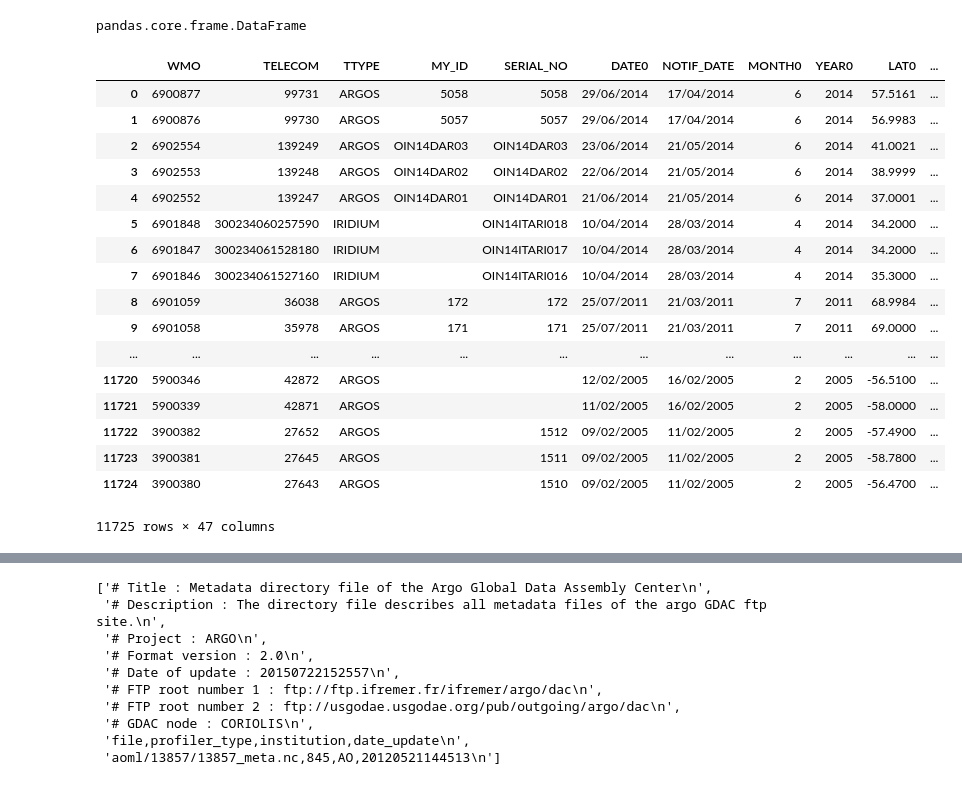
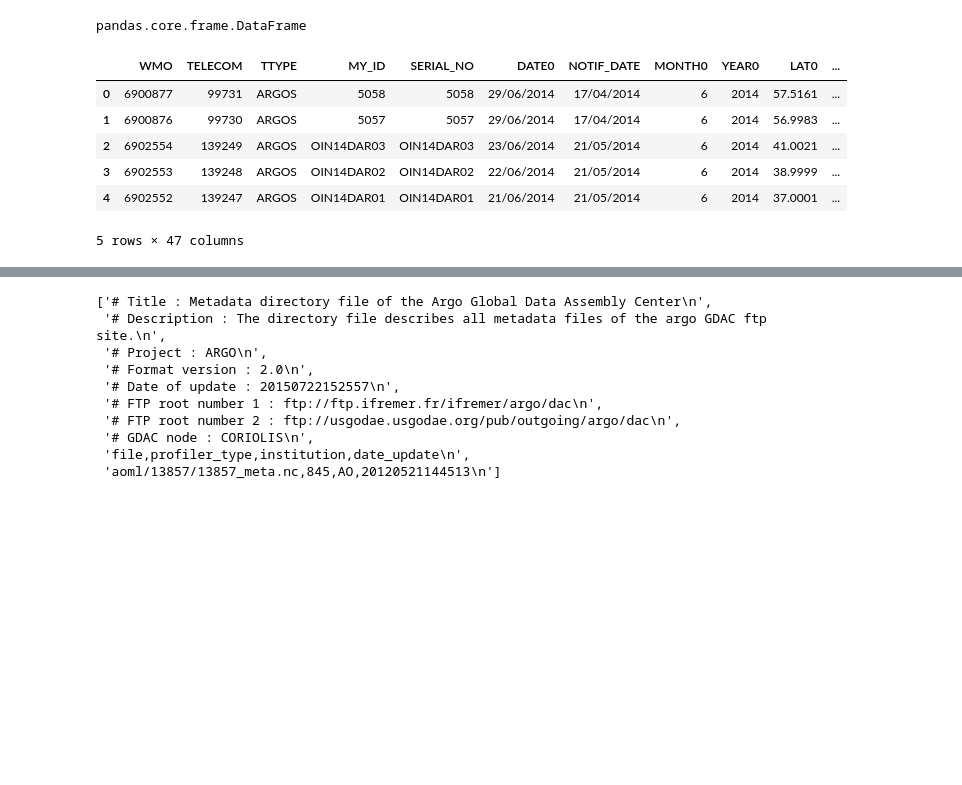
Before and after one commit to biofloat/biofloat, a Jupyter notebook: Saturated Oxygen Data Correction.ipynb, the cells around one changed output, grey strips where cells are left out. Saved outputs shown, nothing was run; the diff lists cells and outputs as text; code cells hidden in the pictures; blank space fills up the shorter version.

```diff
--- a/Saturated Oxygen Data Correction.ipynb
+++ b/Saturated Oxygen Data Correction.ipynb
@@ -39,29 +39,18 @@ pandas.core.frame.DataFrame
 # %%
 with open('d2.csv', 'w') as f:
     for row in d2:
         f.write(row + '\n')
 
 df = pd.read_csv('d2.csv')
-df
+df[:5]
 # %% [output]
 |  | WMO | TELECOM | TTYPE | MY_ID | SERIAL_NO | DATE0 | NOTIF_DATE | MONTH0 | YEAR0 | LAT0 | ... |
 | 0 | 6900877 | 99731 | ARGOS | 5058 | 5058 | 29/06/2014 | 17/04/2014 | 6 | 2014 | 57.5161 | ... |
 | 1 | 6900876 | 99730 | ARGOS | 5057 | 5057 | 29/06/2014 | 17/04/2014 | 6 | 2014 | 56.9983 | ... |
 | 2 | 6902554 | 139249 | ARGOS | OIN14DAR03 | OIN14DAR03 | 23/06/2014 | 21/05/2014 | 6 | 2014 | 41.0021 | ... |
 | 3 | 6902553 | 139248 | ARGOS | OIN14DAR02 | OIN14DAR02 | 22/06/2014 | 21/05/2014 | 6 | 2014 | 38.9999 | ... |
 | 4 | 6902552 | 139247 | ARGOS | OIN14DAR01 | OIN14DAR01 | 21/06/2014 | 21/05/2014 | 6 | 2014 | 37.0001 | ... |
-| 5 | 6901848 | 300234060257590 | IRIDIUM |  | OIN14ITARI018 | 10/04/2014 | 28/03/2014 | 4 | 2014 | 34.2000 | ... |
-| 6 | 6901847 | 300234061528180 | IRIDIUM |  | OIN14ITARI017 | 10/04/2014 | 28/03/2014 | 4 | 2014 | 34.2000 | ... |
-| 7 | 6901846 | 300234061527160 | IRIDIUM |  | OIN14ITARI016 | 10/04/2014 | 28/03/2014 | 4 | 2014 | 35.3000 | ... |
-| 8 | 6901059 | 36038 | ARGOS | 172 | 172 | 25/07/2011 | 21/03/2011 | 7 | 2011 | 68.9984 | ... |
-| 9 | 6901058 | 35978 | ARGOS | 171 | 171 | 25/07/2011 | 21/03/2011 | 7 | 2011 | 69.0000 | ... |
-| ... | ... | ... | ... | ... | ... | ... | ... | ... | ... | ... | ... |
-| 11720 | 5900346 | 42872 | ARGOS |  |  | 12/02/2005 | 16/02/2005 | 2 | 2005 | -56.5100 | ... |
-| 11721 | 5900339 | 42871 | ARGOS |  |  | 11/02/2005 | 16/02/2005 | 2 | 2005 | -58.0000 | ... |
-| 11722 | 3900382 | 27652 | ARGOS |  | 1512 | 09/02/2005 | 11/02/2005 | 2 | 2005 | -57.4900 | ... |
-| 11723 | 3900381 | 27645 | ARGOS |  | 1511 | 09/02/2005 | 11/02/2005 | 2 | 2005 | -58.7800 | ... |
-| 11724 | 3900380 | 27643 | ARGOS |  | 1510 | 09/02/2005 | 11/02/2005 | 2 | 2005 | -56.4700 | ... |
-11725 rows × 47 columns
+5 rows × 47 columns
 # %%
 #This prints out certain columns (of my choosing) with all the rows still present
 fd_oga = df.loc[: , ['WMO' , 'OXYGEN' , 'GREYLIST' , 'AGE' , 'DATE_' , 'LAT_' , 'LON_'] ] # oga = oxygen, grey list, and age
```
Also changed, not shown: parts of 10 cells of this notebook.
